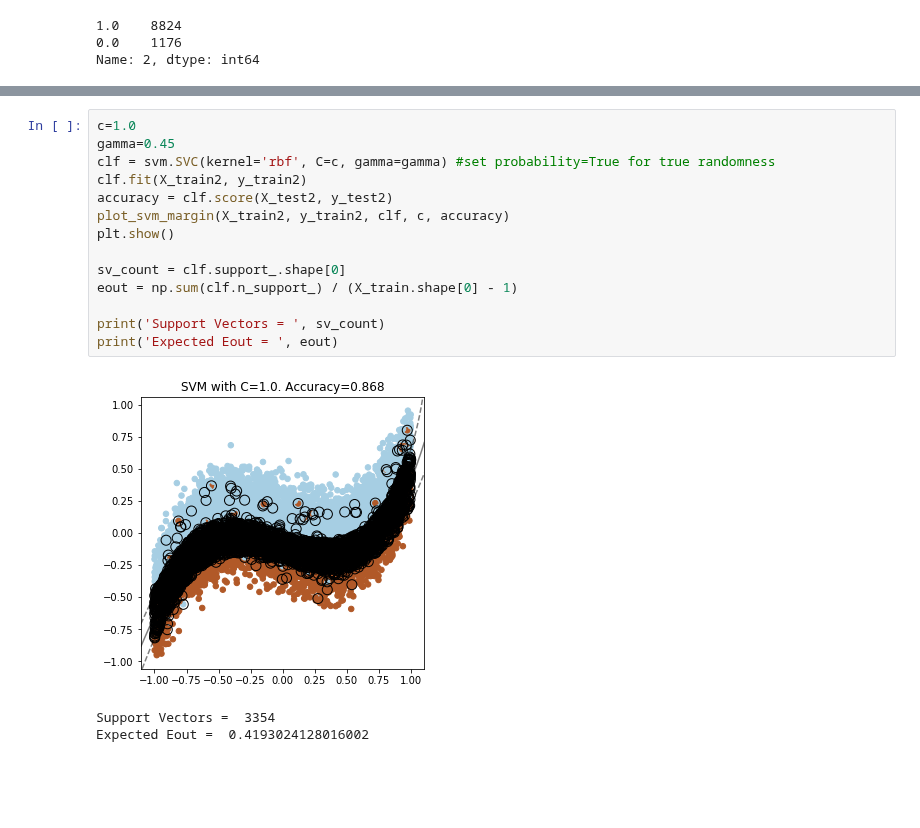
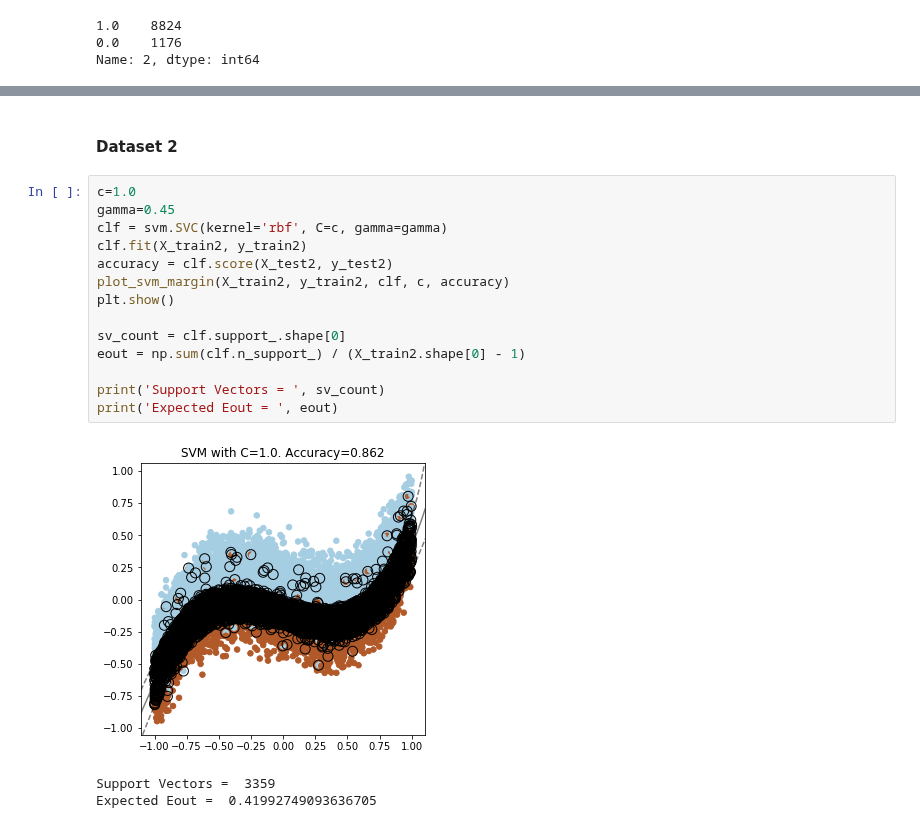
Before and after one commit to vipulpopat/MSCAI_Sem1_Etivity5, a Jupyter notebook: 18200036_Etivity5_CE6002.ipynb, the cells around one changed output, grey strips where cells are left out. Drawn from its saved outputs; the diff is of its cells as text; blank space fills up the shorter version.

```diff
--- a/18200036_Etivity5_CE6002.ipynb
+++ b/18200036_Etivity5_CE6002.ipynb
@@ -229,19 +269,21 @@ X_train3, X_test3, y_train3, y_test3 = train_test_split(
+# %% [markdown]
+#### Dataset 2
 # %%
 c=1.0
 gamma=0.45
-clf = svm.SVC(kernel='rbf', C=c, gamma=gamma) #set probability=True for true randomness
+clf = svm.SVC(kernel='rbf', C=c, gamma=gamma)
 clf.fit(X_train2, y_train2)
 accuracy = clf.score(X_test2, y_test2)
 plot_svm_margin(X_train2, y_train2, clf, c, accuracy)
 plt.show()
 
 sv_count = clf.support_.shape[0]
-eout = np.sum(clf.n_support_) / (X_train.shape[0] - 1)
+eout = np.sum(clf.n_support_) / (X_train2.shape[0] - 1)
 
 print('Support Vectors = ', sv_count)
 print('Expected Eout = ', eout)
 # %% [output]
-[figure, old version]
+[figure, new version]
-Support Vectors =  3354
-Expected Eout =  0.4193024128016002
+Support Vectors =  3359
+Expected Eout =  0.41992749093636705
 # %% [markdown]
```
Also changed, not shown: parts of 14 cells of this notebook, 2 other files.
